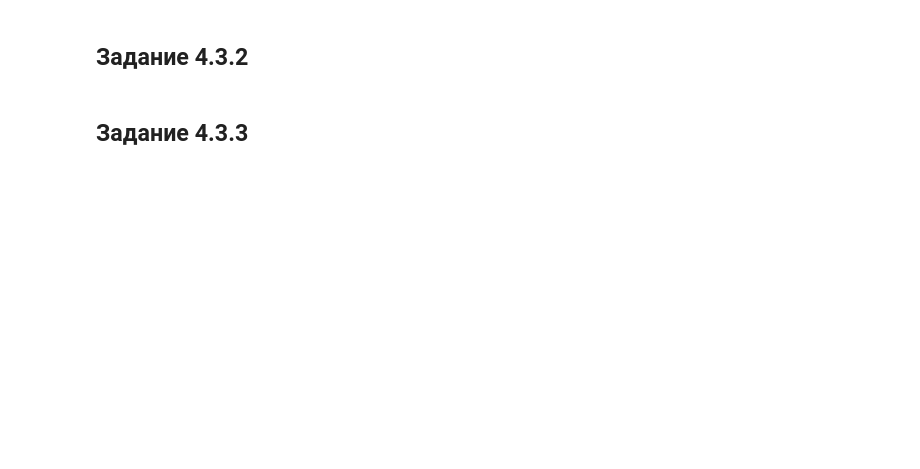
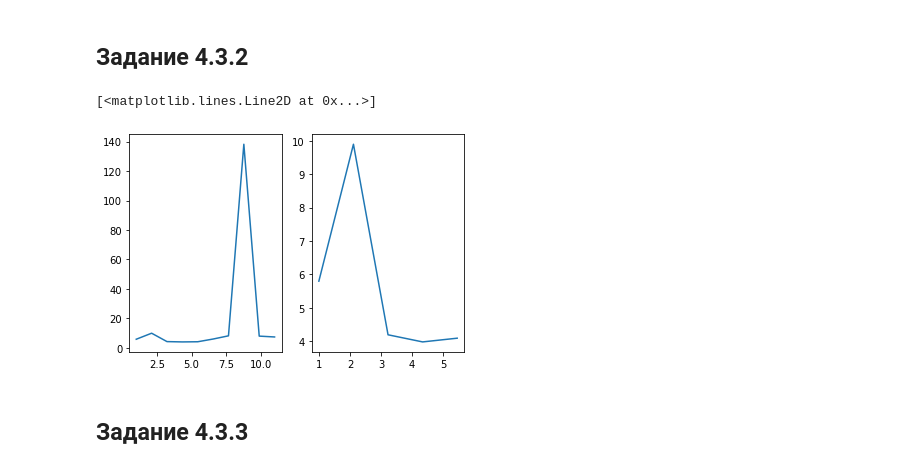
Before and after one commit to AndreyVAAVA/AI_RTU_MIREA, a Jupyter notebook: notebooks/FirstPractice.ipynb, the cells around one changed output. Saved outputs shown, nothing was run; the diff lists cells and outputs as text; code cells hidden in the pictures; blank space fills up the shorter version.

```diff
--- a/notebooks/FirstPractice.ipynb
+++ b/notebooks/FirstPractice.ipynb
@@ -69,11 +96,19 @@ x = [0, 1, 2, 3, 4, 5, 6, 7, 8, 9]
 # %% [markdown]
 ## Задание 4.3.2
 # %%
-import math as m
 def f(x: int):
-      return m.sqrt(1 + m.pow(m.e, m.sqrt(x)) + m.cos(pow(x, 2))) / (m.fabs(1 - pow(m.sin(x), 3))) + m.log(2*x)
-arr = [*range(1, 11, 1)]
-for i in range()
+    return m.sqrt(1 + m.pow(m.e, m.sqrt(x)) + m.cos(pow(x, 2))) / (m.fabs(1 - pow(m.sin(x), 3))) + m.log(2 * x)
+
+
+arr = np.array([f(x) for x in range(1, 11)])
+x = np.linspace(1, 11, 10)
+plt.subplot(1, 2, 1)
+plt.plot(x, arr)
+plt.subplot(1, 2, 2)
+plt.plot(x[:5], arr[:5])
+# %% [output]
+[<matplotlib.lines.Line2D at 0x...>]
+[figure, added]
 # %% [markdown]
 ## Задание 4.3.3
 # %%
```
Also changed, not shown: parts of 18 cells of this notebook, 3 other files.
